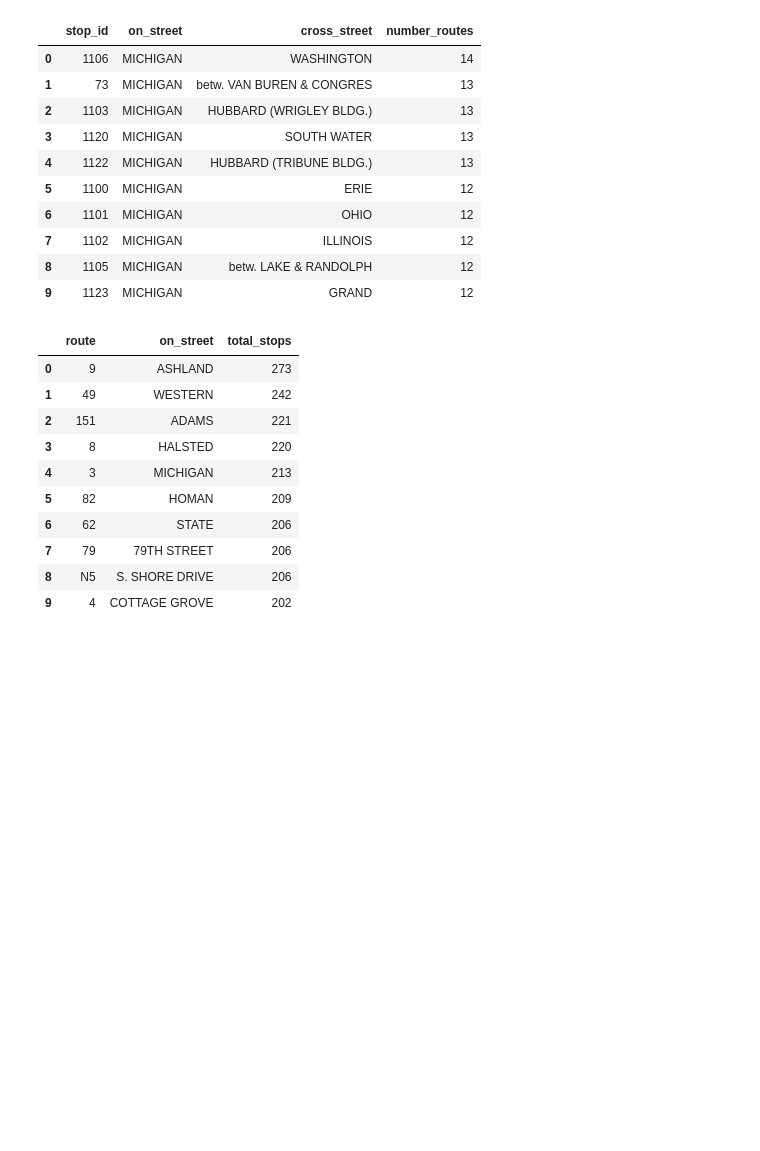
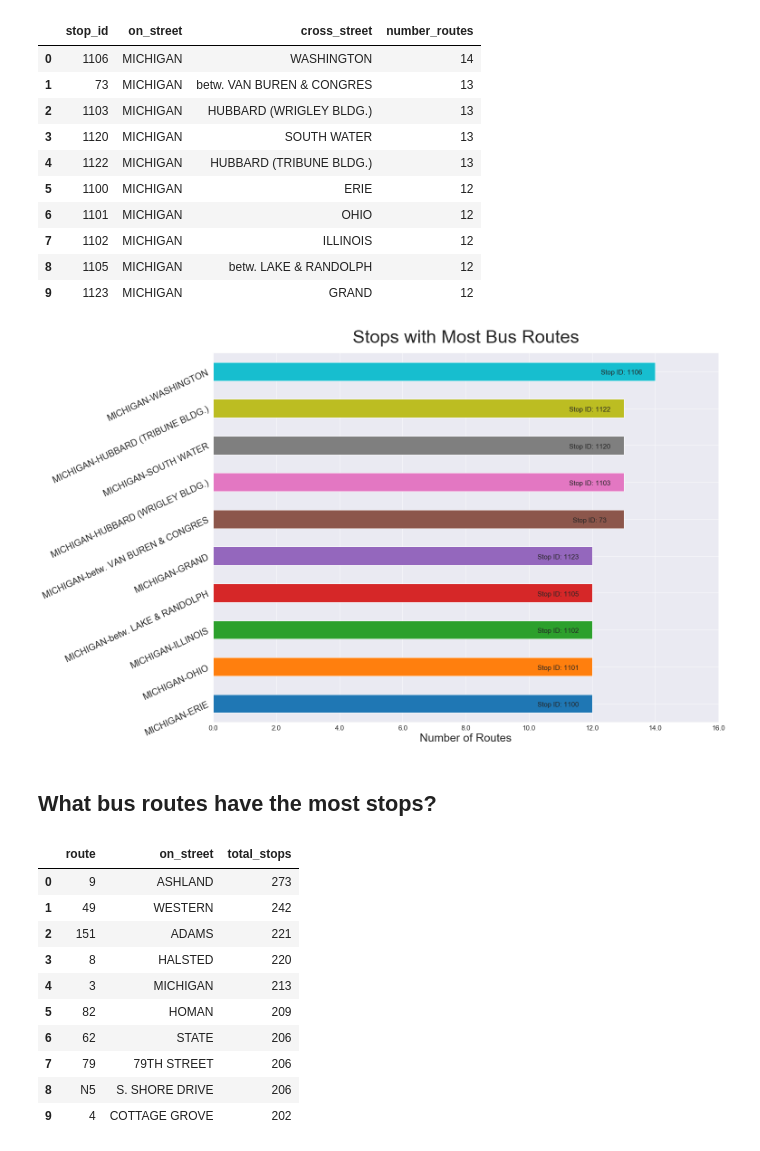
Before and after one commit to adamstueckrath/CtaDataAnalysis, a Jupyter notebook: CTA_Analysis_Part_2.ipynb, the cells around one changed output. Drawn from its saved outputs; the diff is of its cells as text; code cells hidden in the pictures; blank space fills up the shorter version.

```diff
--- a/CTA_Analysis_Part_2.ipynb
+++ b/CTA_Analysis_Part_2.ipynb
@@ -58,4 +134,6 @@ sql_db, sql_command = connect('database/cta_bus_ridership.db')
 # %%
+# join bus_stops to bus_routes on stop_id and
+# count the number of routes each stop has, then order by the top routes
 stop_most_routes = """
                     SELECT br.stop_id,
                            bs.on_street,
@@ -66,8 +144,9 @@ stop_most_routes = """
                     GROUP BY br.stop_id
                     ORDER BY number_routes DESC LIMIT 10;
                    """
-test = pd.read_sql_query(stop_most_routes, sql_db)
-test
+# load sql query into dataframe
+stop_most_routes_df = pd.read_sql_query(stop_most_routes, sql_db)
+stop_most_routes_df
 # %% [output]
 |  | stop_id | on_street | cross_street | number_routes |
 | 0 | 1106 | MICHIGAN | WASHINGTON | 14 |
@@ -80,4 +159,50 @@ test
 | 7 | 1102 | MICHIGAN | ILLINOIS | 12 |
 | 8 | 1105 | MICHIGAN | betw. LAKE & RANDOLPH | 12 |
 | 9 | 1123 | MICHIGAN | GRAND | 12 |
+# %%
+# prepare data for plotting
+stop_most_routes_df['stop_address'] = stop_most_routes_df['on_street'] + '-' + stop_most_routes_df['cross_street']
+stop_most_routes_values = stop_most_routes_df[['stop_id', 'stop_address', 'number_routes']]
+stop_most_routes_values = stop_most_routes_values.sort_values('number_routes', ascending=True)
+
+# make plot
+sns.set_style("darkgrid")
+ax = stop_most_routes_values.plot(kind='barh', x='stop_address', y='number_routes', figsize=(20,15))
+ax.set_title('Stops with Most Bus Routes', size=40, y=1.02)
+ax.set_xlabel('Number of Routes', size=25)
+xticks = ax.get_xticks()
+ax.set_xticks(xticks)
+ax.set_xticklabels(xticks, size=15)
+ax.set_ylabel('')
+ax.set_yticklabels(stop_most_routes_values.stop_address, size=20, rotation=25)
+ax.get_legend().remove()
+
+rects = ax.patches
+labels = ['Stop ID: {}'.format(stop_id) for stop_id in stop_most_routes_values.stop_id.tolist()]
+
+for rect, label in zip(rects, labels):
+
+    # Get X and Y placement of label from rect.
+    x_value = rect.get_width()
+    y_value = rect.get_y() + rect.get_height() / 2
+
+    # Use X value as label and format number with one decimal place
+    label = label
+
+    # Create annotation
+    plt.annotate(
+        label,                       # Use `label` as label
+        (x_value, y_value),          # Place label at end of the bar
+        xytext=(-75, 4),             # Horizontally shift label by `space`
+        textcoords="offset points",  # Interpret `xytext` as offset in points
+        ha='center',                 # Vertically center label
+        va = 'top',                  # Horizontally align label
+        size = 15)
+
+# save chart
+plt.savefig('visualizations/stops_with_most_bus_routes.png')
+# %% [output]
+[figure, added]
+# %% [markdown]
+## What bus routes have the most stops?
 # %%
```
Also changed, not shown: parts of 33 cells of this notebook, 2 other files.
